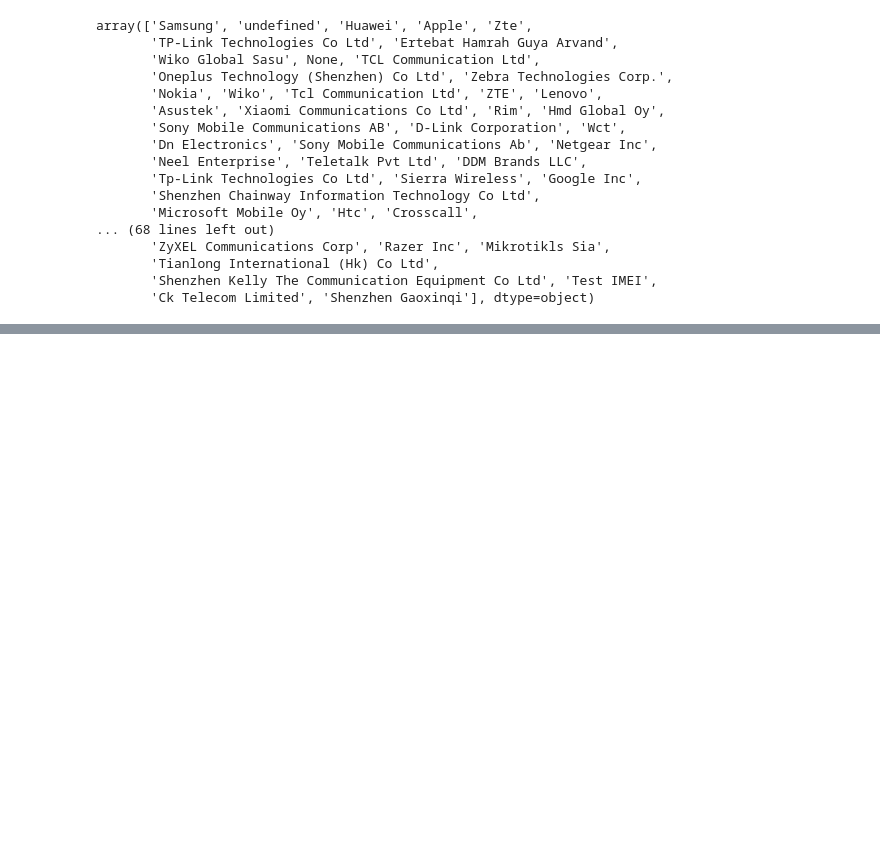
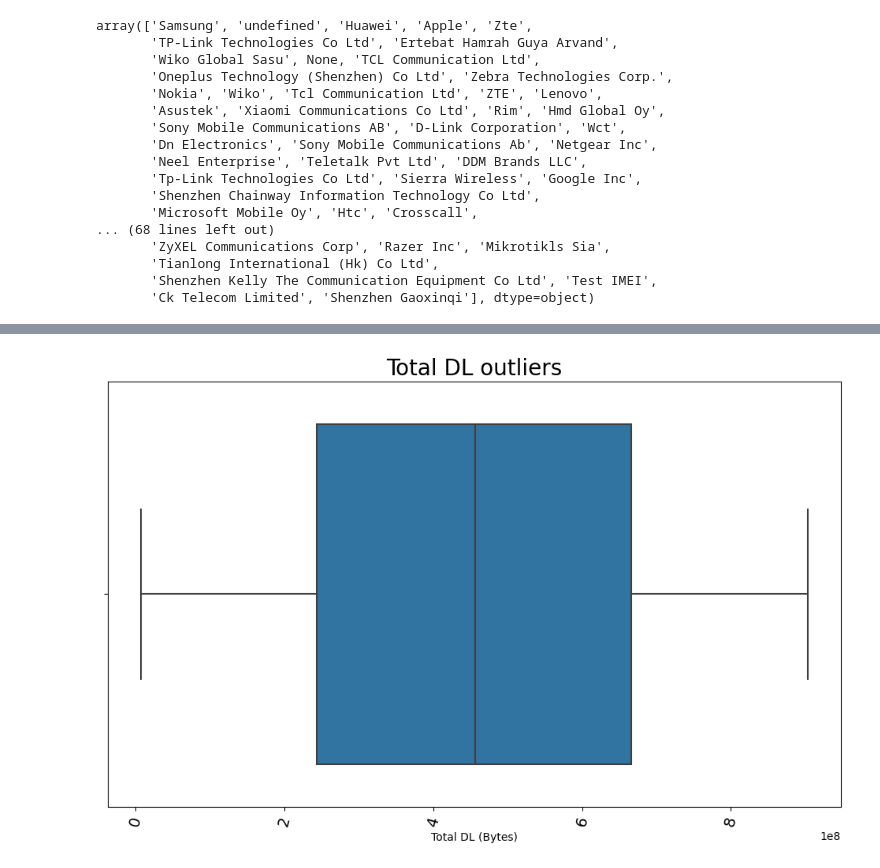
Before and after one commit to cheronodaisy/user-analytics-week1, a Jupyter notebook: notebooks/telcom.ipynb, the cells around one changed output, grey strips where cells are left out. Saved outputs shown, nothing was run; the diff lists cells and outputs as text; code cells hidden in the pictures; blank space fills up the shorter version.

```diff
--- a/notebooks/telcom.ipynb
+++ b/notebooks/telcom.ipynb
@@ -288,0 +537,4 @@ array(['Samsung', 'undefined', 'Huawei', 'Apple', 'Zte',
+# %%
+plot_box(df_clean, "Total DL (Bytes)", "Total DL outliers")
+# %% [output]
+[figure, added]
```
Also changed, not shown: parts of 36 cells of this notebook.
